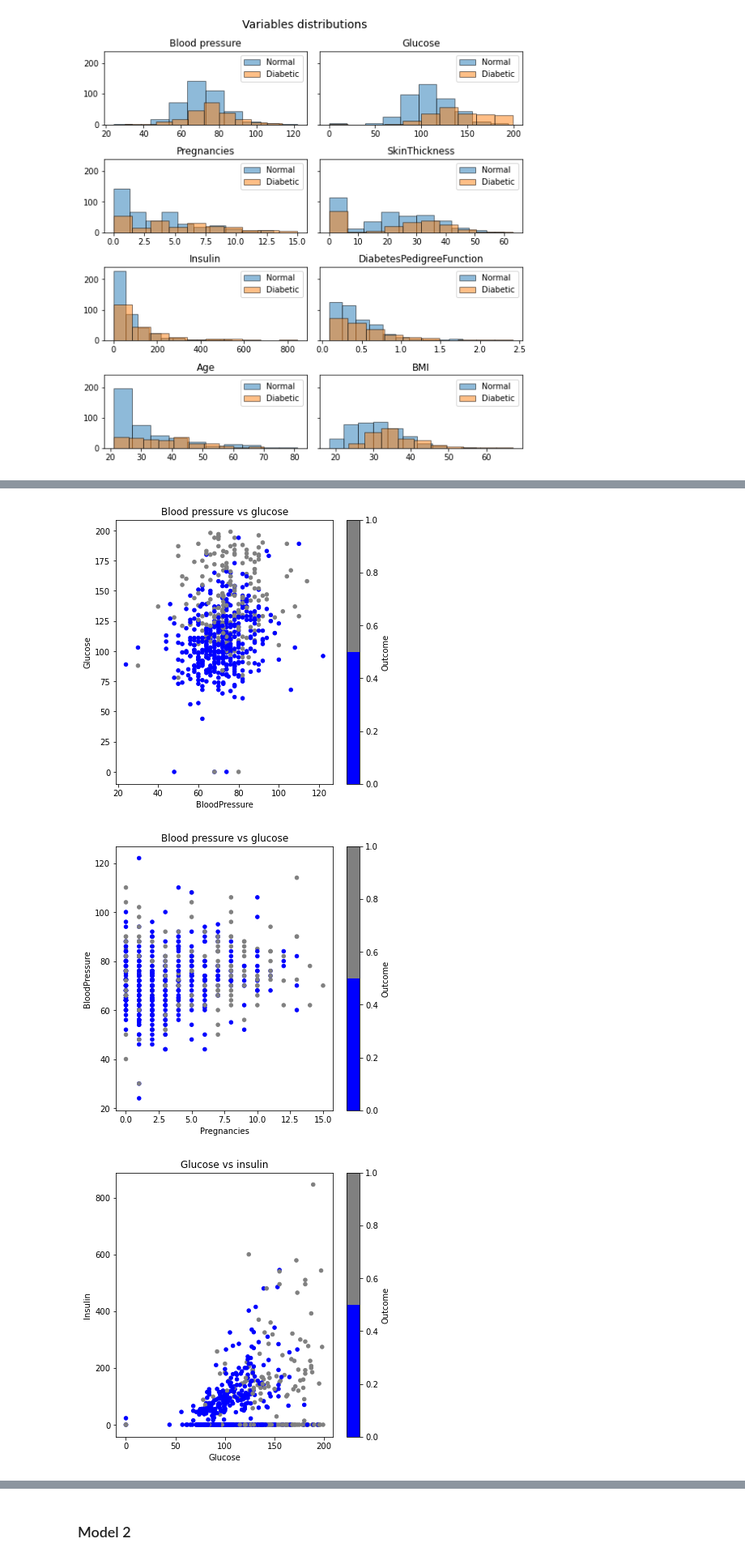
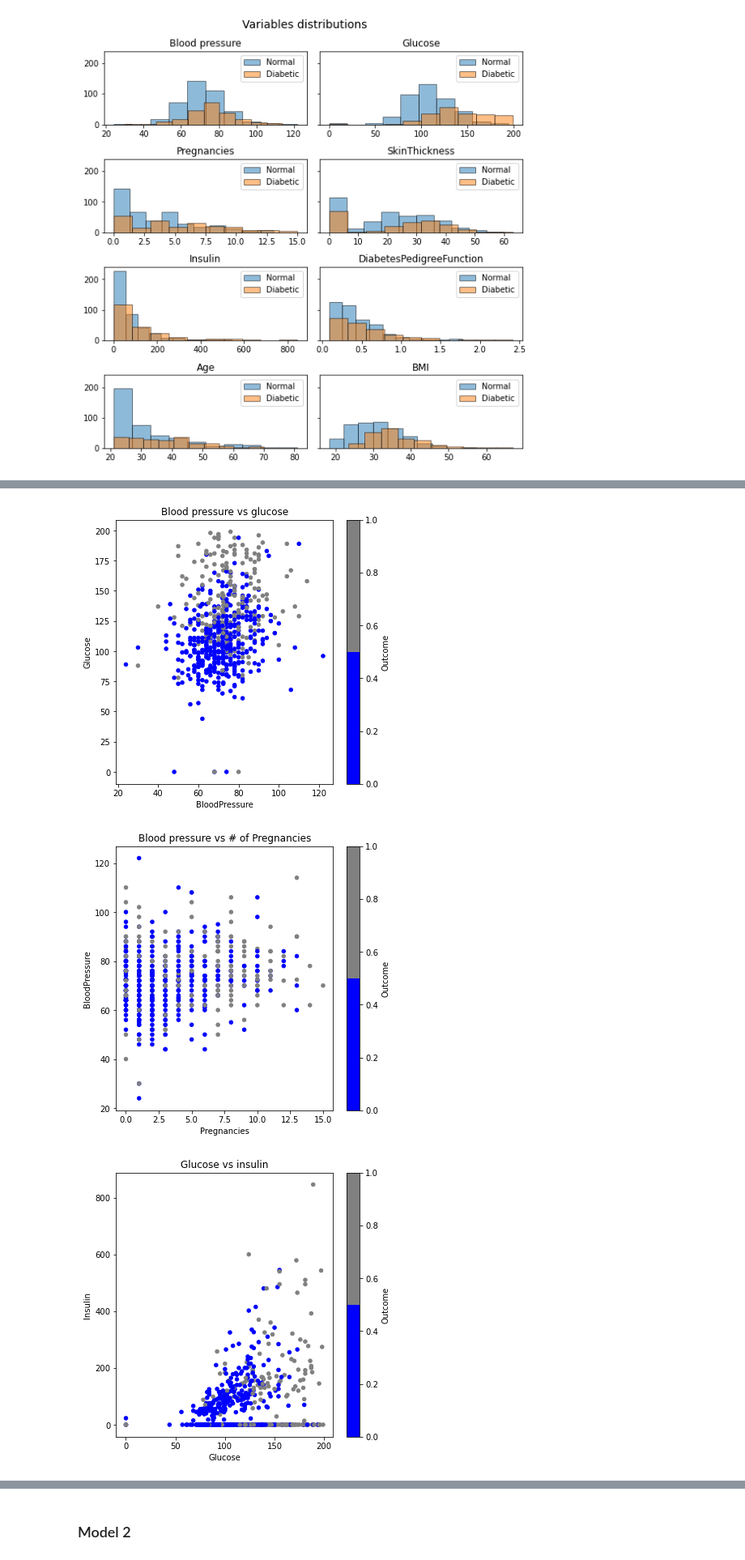
Before and after one commit to peshekhodko/FinalProject, a Jupyter notebook: FinalProject.ipynb, the cells around one changed output, grey strips where cells are left out. Shown at 81% size. Drawn from its saved outputs; the diff is of its cells as text; code cells hidden in the pictures.

```diff
--- a/FinalProject.ipynb
+++ b/FinalProject.ipynb
@@ -285,30 +350,42 @@ eda_train.plot.scatter(x='BloodPressure', y='Insulin', c = 'Outcome', colormap =
                        sharex = False,
                        figsize = (6, 6))
 
-eda_train.plot.scatter(x='BloodPressure', y='Glucose', c = 'Outcome', colormap = mycmap, #colormap = "tab10",
+eda_train.plot.scatter(x='BloodPressure', y='Glucose', c = 'Outcome', colormap = mycmap,
                        ylabel = "Glucose",
                        xlabel = "Blood pressure",
                        title = "Blood pressure vs glucose",
                        sharex = False,
                        figsize = (6, 6))
 
-eda_train.plot.scatter(x='Pregnancies', y='BloodPressure', c = 'Outcome', colormap = mycmap, #colormap = "tab10",
+eda_train.plot.scatter(x='Pregnancies', y='BloodPressure', c = 'Outcome', colormap = mycmap,
                        ylabel = "BloodPressure",
                        xlabel = "# of Pregnancies",
-                       title = "Blood pressure vs glucose",
+                       title = "Blood pressure vs # of Pregnancies",
                        sharex = False,
                        figsize = (6, 6))
 
-eda_train.plot.scatter(x='Glucose', y='Insulin', c = 'Outcome', colormap = mycmap, #colormap = "tab10",
+eda_train.plot.scatter(x='Glucose', y='Insulin', c = 'Outcome', colormap = mycmap,
                        ylabel = "Insulin",
                        xlabel = "Glucose",
                        title = "Glucose vs insulin",
                        sharex = False,
                        figsize = (6, 6))
-eda_train.plot.scatter(x='Insulin', y='Pregnancies', c = 'Outcome', colormap = mycmap, #colormap = "tab10",
+eda_train.plot.scatter(x='Insulin', y='Pregnancies', c = 'Outcome', colormap = mycmap,
                        ylabel = "# of pregnancies",
                        xlabel = "Insulin",
                        title = "Insulin vs # of pregnancies",
                        sharex = False,
                        figsize = (6, 6))
+eda_train.plot.scatter(x='BMI', y='Insulin', c = 'Outcome', colormap = mycmap,
+                       ylabel = "Insulin",
+                       xlabel = "BMI",
+                       title = "Insulin vs BMI",
+                       sharex = False,
+                       figsize = (6, 6))
+eda_train.plot.scatter(x='Age', y='Insulin', c = 'Outcome', colormap = mycmap,
+                       ylabel = "Insulin",
+                       xlabel = "Age",
+                       title = "Age vs insulin",
+                       sharex = False,
+                       figsize = (6, 6))
 # %% [output]
@@ -316,5 +393,5 @@ eda_train.plot.scatter(x='Insulin', y='Pregnancies', c = 'Outcome', colormap = m
 [figure]
 [figure]
-[figure, old version]
+[figure, new version]
 [figure]
 [figure]
```
Also changed, not shown: parts of 52 cells of this notebook.
